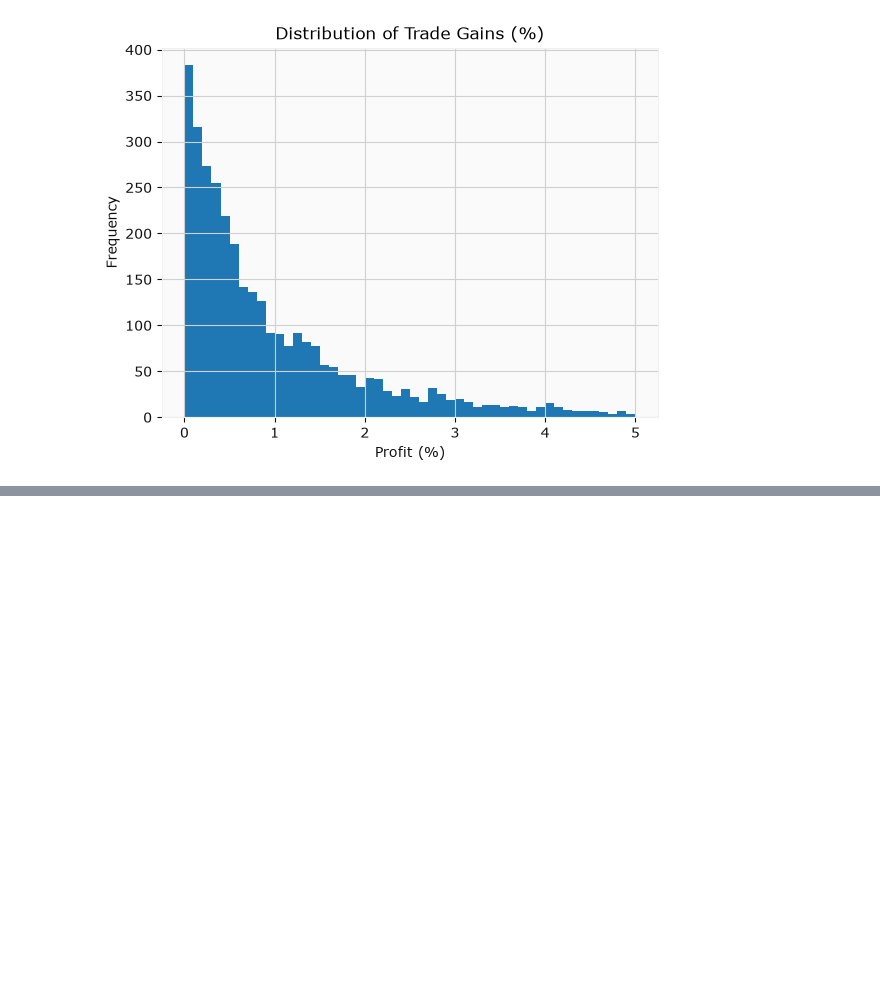
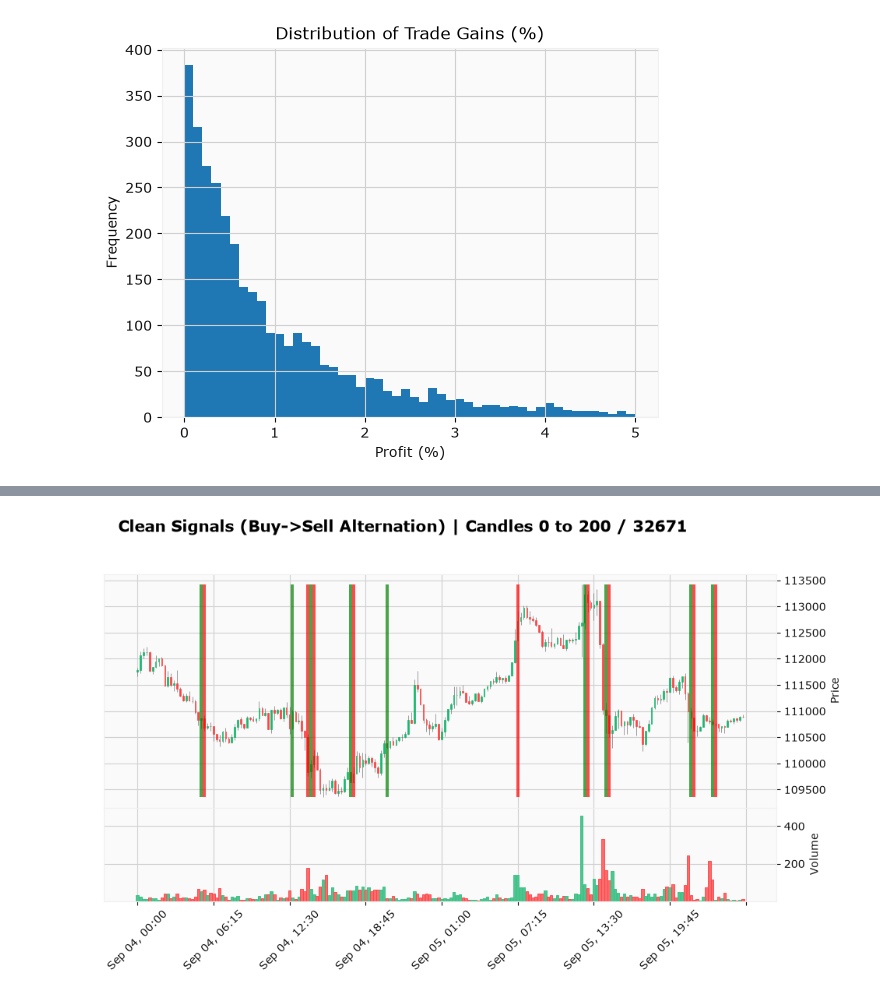
Before and after one commit to louisderveloy/Trader_Artificial_Intelligence, a Jupyter notebook: sample.ipynb, the cells around one changed output, grey strips where cells are left out. Saved outputs shown, nothing was run; the diff lists cells and outputs as text; code cells hidden in the pictures; blank space fills up the shorter version.

```diff
--- a/sample.ipynb
+++ b/sample.ipynb
@@ -383,0 +600,86 @@ nb of positions:  3368
+# %%
+# Visualisation avec alternance stricte et calcul du rendement via is_profitable_with_fees
+import mplfinance as mpf
+import pandas as pd
+
+START_INDEX = 0  # <--- Changez la valeur ici (ex: 0, 200, 400, 1000, 2000...)
+CANDLES_PER_VIEW = 200
+
+# 1. Filtrer les signaux bruts pour garantir l'alternance stricte
+filtered_signals = []
+current_state = 'none'  # 'none', 'bought', 'sold'
+
+for sig in df_results['predicted_signal']:
+    if sig == 'buy' and current_state in ['none', 'sold']:
+        filtered_signals.append('buy')
+        current_state = 'bought'
+    elif sig == 'sell' and current_state == 'bought':
+        filtered_signals.append('sell')
+        current_state = 'sold'
+    else:
+        filtered_signals.append('hold')
+
+# 2. Préparation des données
+df_plot_interactive = df_results.copy()
+df_plot_interactive['clean_signal'] = filtered_signals
+
+# 3. Calculer la rentabilité totale avec is_profitable_with_fees
+global_multiplier = 1.0
+trades_count = 0
+last_buy_row = None
+
+for idx, row in df_plot_interactive.iterrows():
+    if row['clean_signal'] == 'buy':
+        last_buy_row = row
+    elif row['clean_signal'] == 'sell' and last_buy_row is not None:
+        # Calculer le profit pour ce trade en utilisant la fonction existante
+        is_prof, multiplier = is_profitable_with_fees(last_buy_row, row)
+        global_multiplier *= multiplier
+        trades_count += 1
+        last_buy_row = None
+
+print(f"--- Trading Simulation Results ---")
+print(f"Total Trades Executed: {trades_count}")
+print(f"Global Capital Multiplier: {global_multiplier:.4f} ({(global_multiplier - 1)*100:.2f}%)")
+print(f"----------------------------------\n")
+
+# 4. Formatage final pour mplfinance
+df_plot_interactive = df_plot_interactive.rename(columns={
+    "open": "Open",
+    "high": "High",
+    "low": "Low",
+    "close": "Close",
+    "volume": "Volume"
+})
+
+if 'time' in df_plot_interactive.columns:
+    df_plot_interactive['time'] = pd.to_datetime(df_plot_interactive['time'])
+    df_plot_interactive = df_plot_interactive.set_index("time")
+elif not isinstance(df_plot_interactive.index, pd.DatetimeIndex):
+    df_plot_interactive.index = pd.to_datetime(df_plot_interactive.index)
+
+# 5. Découpage du sous-ensemble
+total_candles = len(df_plot_interactive)
+end_idx = min(START_INDEX + CANDLES_PER_VIEW, total_candles)
+df_slice = df_plot_interactive.iloc[START_INDEX:end_idx]
+
+# 6. Extraction des signaux filtrés
+buys_in_slice = df_slice[df_slice["clean_signal"] == "buy"].index.tolist()
+sells_in_slice = df_slice[df_slice["clean_signal"] == "sell"].index.tolist()
+
+vlines_dates = buys_in_slice + sells_in_slice
+vlines_colors = ["g"] * len(buys_in_slice) + ["r"] * len(sells_in_slice)
+
+vlines_kwargs = dict(vlines=vlines_dates, colors=vlines_colors, linewidths=1.5, alpha=0.7) if vlines_dates else None
+
+# 7. Affichage du graphique
+mpf.plot(
+    df_slice,
+    type="candle",
+    style="yahoo",
+    volume=True,
+    vlines=vlines_kwargs,
+    title=f"Clean Signals (Buy->Sell Alternation) | Candles {START_INDEX} to {end_idx} / {total_candles}",
+    figsize=(12, 6)
+)
+# %% [output]
@@ -383,0 +690 @@ nb of positions:  3368
+[figure, added]
```
Also changed, not shown: parts of 19 cells of this notebook.
